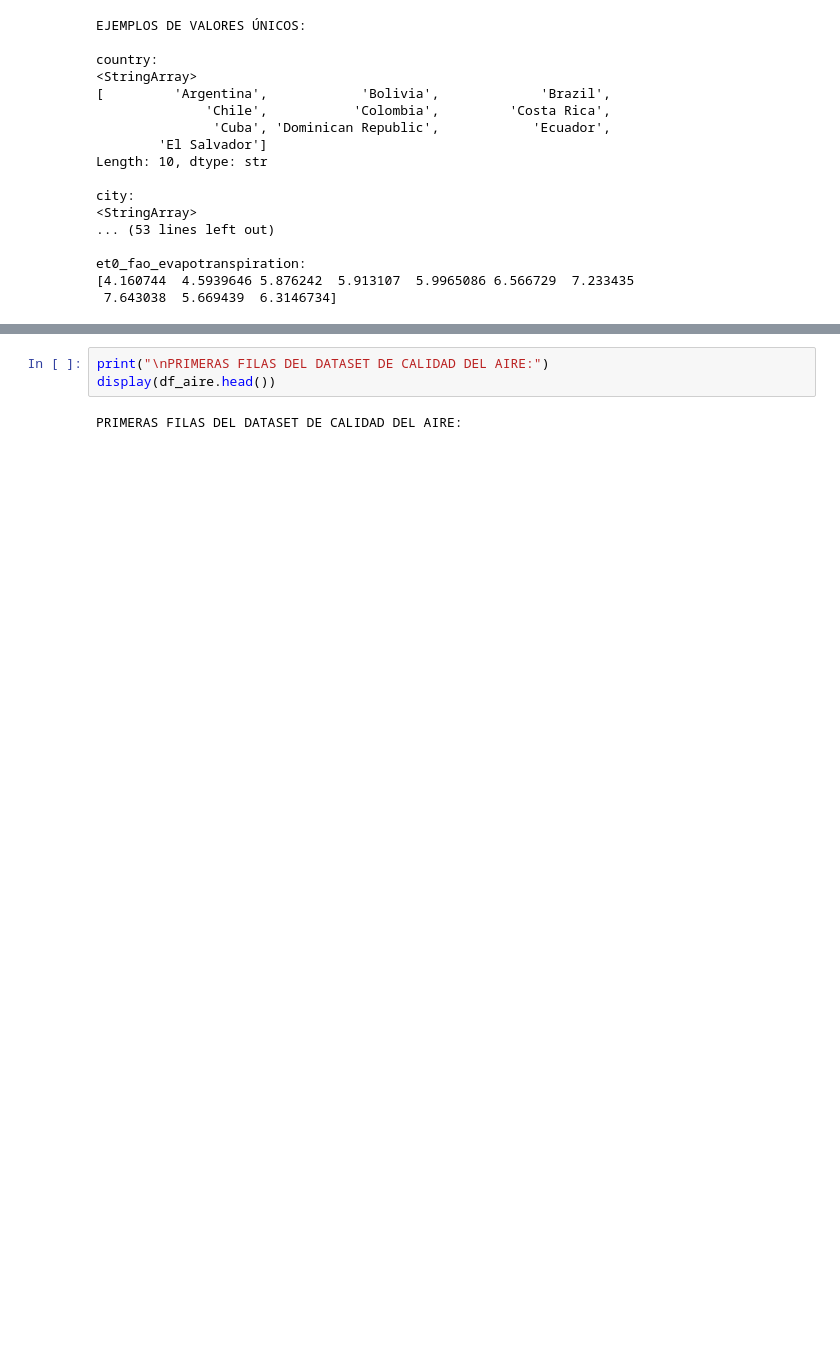
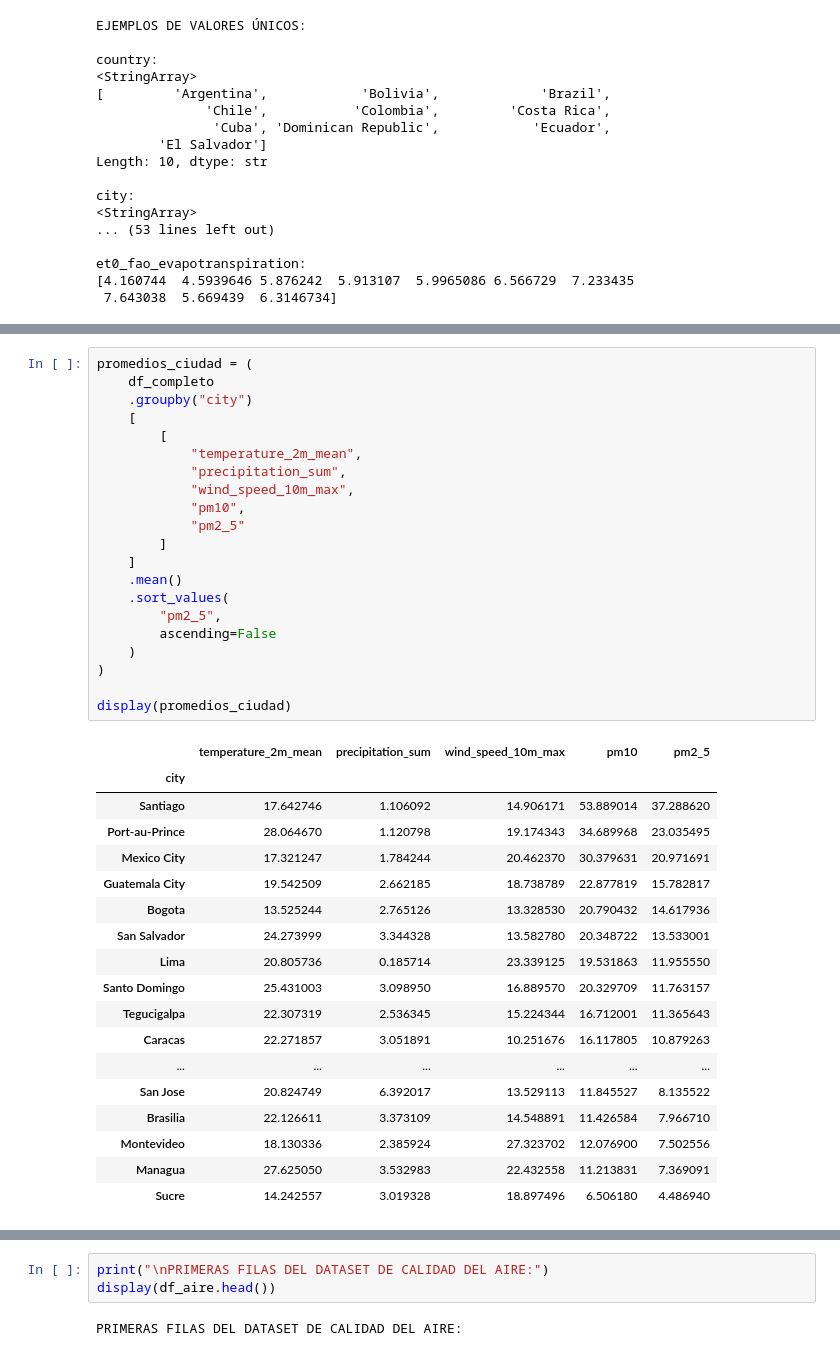
Before and after one commit to majobarreda/Proyecto-datos-masivos, a Jupyter notebook: notebooks/01_exploracion_inicial.ipynb, the cells around one changed output, grey strips where cells are left out. Cells and saved outputs as stored; diff of their text form; blank space fills up the shorter version.

```diff
--- a/notebooks/01_exploracion_inicial.ipynb
+++ b/notebooks/01_exploracion_inicial.ipynb
@@ -122,0 +508,40 @@ et0_fao_evapotranspiration:
+# %%
+promedios_ciudad = (
+    df_completo
+    .groupby("city")
+    [
+        [
+            "temperature_2m_mean",
+            "precipitation_sum",
+            "wind_speed_10m_max",
+            "pm10",
+            "pm2_5"
+        ]
+    ]
+    .mean()
+    .sort_values(
+        "pm2_5",
+        ascending=False
+    )
+)
+
+display(promedios_ciudad)
+# %% [output]
+|  | temperature_2m_mean | precipitation_sum | wind_speed_10m_max | pm10 | pm2_5 |
+| city |  |  |  |  |  |
+| Santiago | 17.642746 | 1.106092 | 14.906171 | 53.889014 | 37.288620 |
+| Port-au-Prince | 28.064670 | 1.120798 | 19.174343 | 34.689968 | 23.035495 |
+| Mexico City | 17.321247 | 1.784244 | 20.462370 | 30.379631 | 20.971691 |
+| Guatemala City | 19.542509 | 2.662185 | 18.738789 | 22.877819 | 15.782817 |
+| Bogota | 13.525244 | 2.765126 | 13.328530 | 20.790432 | 14.617936 |
+| San Salvador | 24.273999 | 3.344328 | 13.582780 | 20.348722 | 13.533001 |
+| Lima | 20.805736 | 0.185714 | 23.339125 | 19.531863 | 11.955550 |
+| Santo Domingo | 25.431003 | 3.098950 | 16.889570 | 20.329709 | 11.763157 |
+| Tegucigalpa | 22.307319 | 2.536345 | 15.224344 | 16.712001 | 11.365643 |
+| Caracas | 22.271857 | 3.051891 | 10.251676 | 16.117805 | 10.879263 |
+| ... | ... | ... | ... | ... | ... |
+| San Jose | 20.824749 | 6.392017 | 13.529113 | 11.845527 | 8.135522 |
+| Brasilia | 22.126611 | 3.373109 | 14.548891 | 11.426584 | 7.966710 |
+| Montevideo | 18.130336 | 2.385924 | 27.323702 | 12.076900 | 7.502556 |
+| Managua | 27.625050 | 3.532983 | 22.432558 | 11.213831 | 7.369091 |
+| Sucre | 14.242557 | 3.019328 | 18.897496 | 6.506180 | 4.486940 |
```
Also changed, not shown: parts of 7 cells of this notebook.
